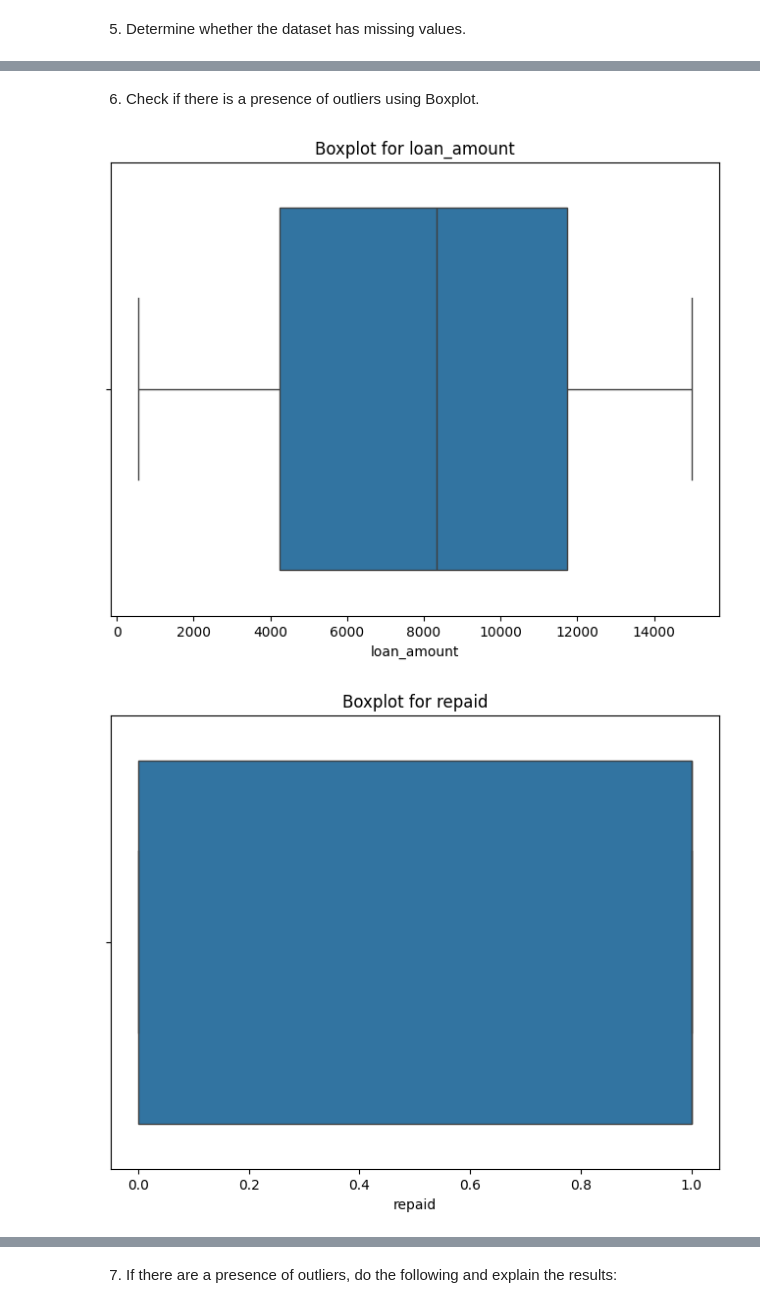
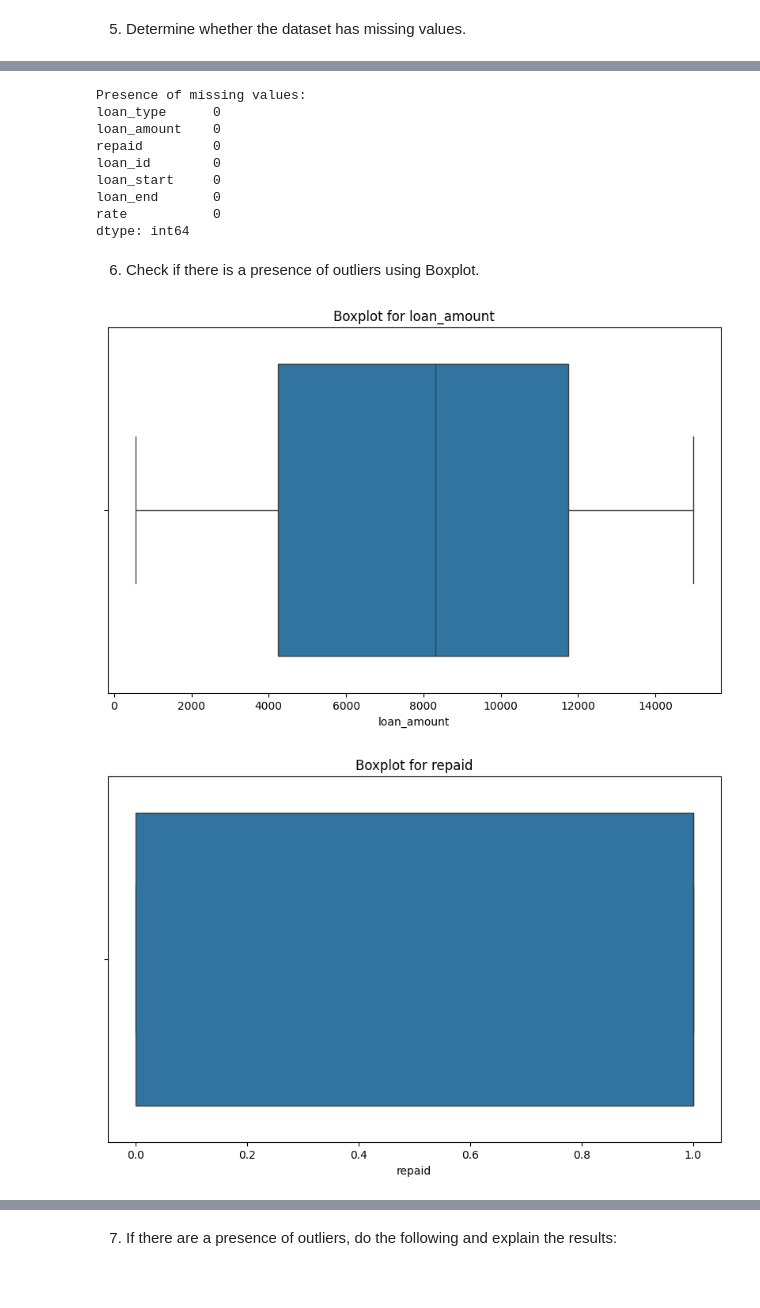
Before and after one commit to maellamaetorrejos/TORREJOS-MA.-ELLA-MAE-ITBAN3, a Jupyter notebook: LabActivity2_Torrejos.ipynb, the cells around one changed output, grey strips where cells are left out. Drawn from its saved outputs; the diff is of its cells as text; code cells hidden in the pictures; blank space fills up the shorter version.

```diff
--- a/LabActivity2_Torrejos.ipynb
+++ b/LabActivity2_Torrejos.ipynb
@@ -15,2 +29,4 @@ df = pd.read_csv(file_path, index_col = "client_id")
+# %%
+df = pd.read_csv('loans.csv', index_col='client_id')
 # %% [markdown]
 3. Display the contents of the dataset by showing its first 5 rows.
@@ -59,13 +77,26 @@ dtype: int64
+# %%
+print("\nPresence of missing values:")
+print(df.isnull().sum())
+# %% [output]
+Presence of missing values:
+loan_type      0
+loan_amount    0
+repaid         0
+loan_id        0
+loan_start     0
+loan_end       0
+rate           0
+dtype: int64
 # %% [markdown]
 6. Check if there is a presence of outliers using Boxplot.
 # %%
 numeric_columns = ['loan_amount', 'repaid', 'rate']
 
 for col in numeric_columns:
-    plt.figure(figsize=(8, 6))
+    plt.figure(figsize=(10, 6))
     sns.boxplot(x=df[col])
     plt.title(f'Boxplot for {col}')
     plt.show()
 # %% [output]
-[figure, old version]
+[figure, new version]
-[figure, old version]
+[figure, new version]
```
Also changed, not shown: parts of 14 cells of this notebook.
